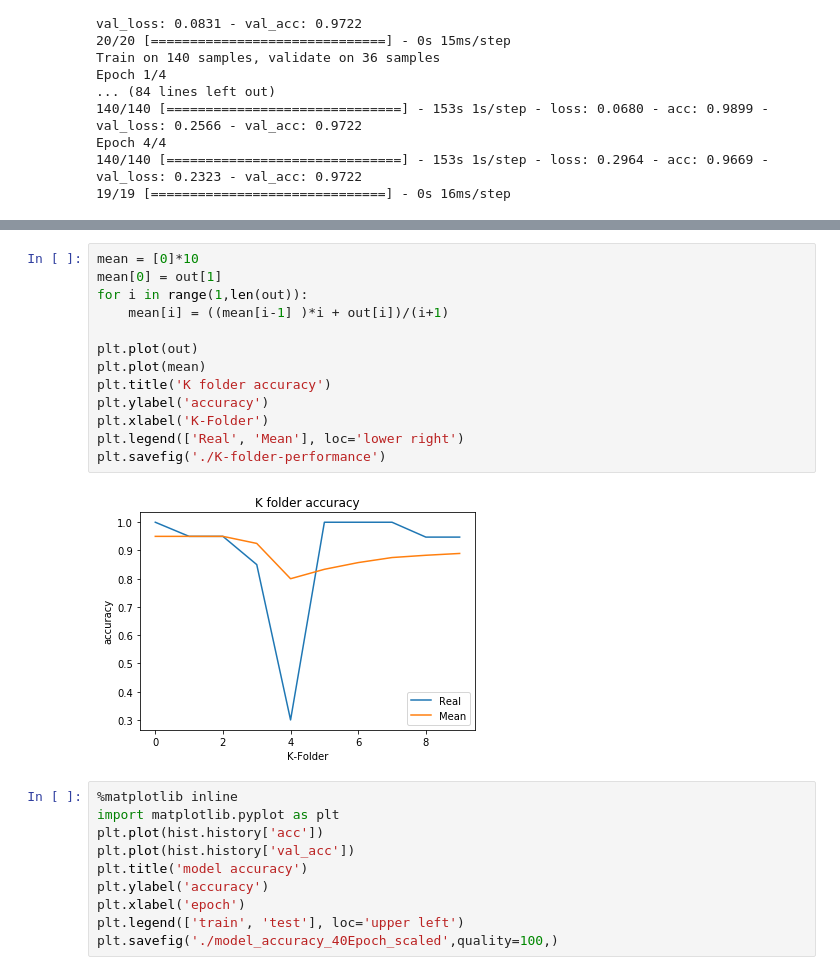
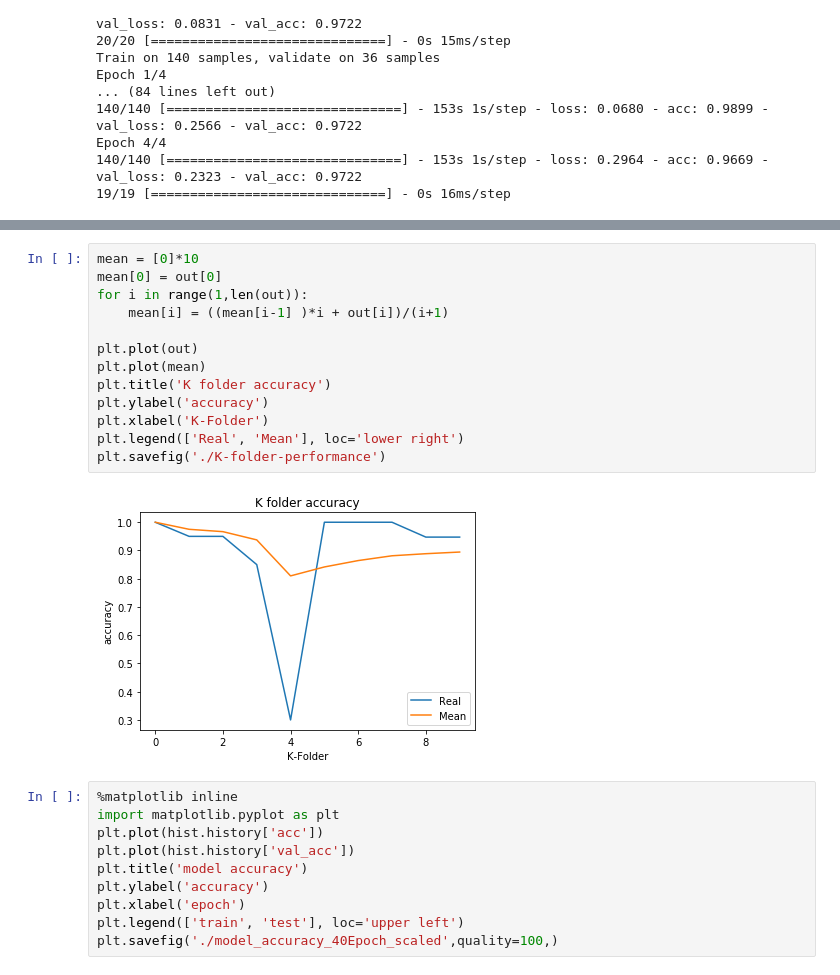
Before and after one commit to antoniomuso/PeterPen, a Jupyter notebook: LSTM/lstm_dropout.ipynb, the cells around one changed output, grey strips where cells are left out. Saved outputs shown, nothing was run; the diff lists cells and outputs as text.

```diff
--- a/LSTM/lstm_dropout.ipynb
+++ b/LSTM/lstm_dropout.ipynb
@@ -226,19 +232,19 @@ no changes added to commit (use "git add" and/or "git commit -a")
 0.8944736897945404
 # %%
 mean = [0]*10
-mean[0] = out[1]
+mean[0] = out[0]
 for i in range(1,len(out)):
     mean[i] = ((mean[i-1] )*i + out[i])/(i+1)
 
 plt.plot(out)
 plt.plot(mean)
 plt.title('K folder accuracy')
 plt.ylabel('accuracy')
 plt.xlabel('K-Folder')
 plt.legend(['Real', 'Mean'], loc='lower right')
 plt.savefig('./K-folder-performance')
 # %% [output]
-[figure, old version]
+[figure, new version]
 # %%
 %matplotlib inline
 import matplotlib.pyplot as plt
```
Also changed, not shown: parts of 1 cell of this notebook, 1 other file.
